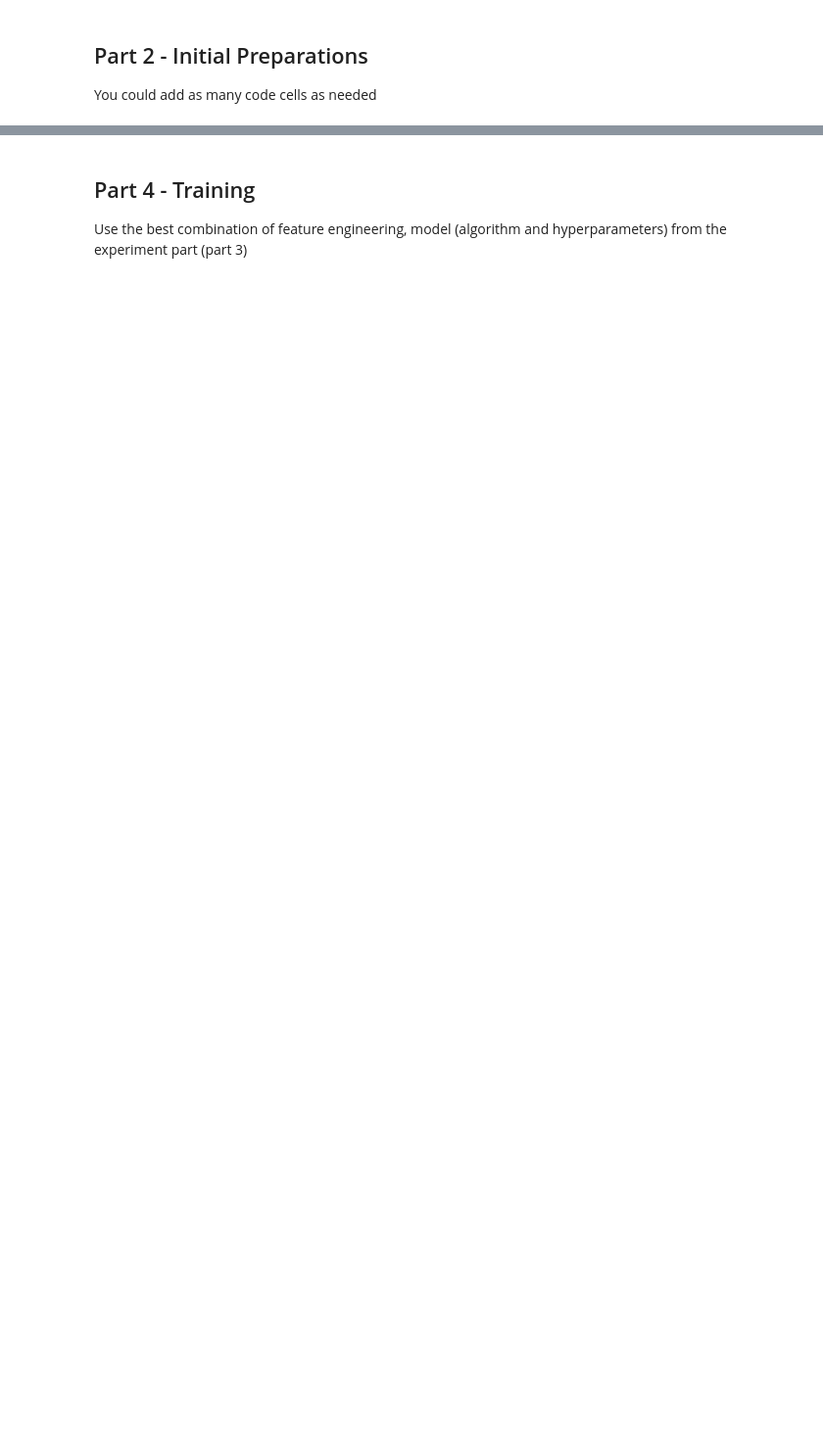
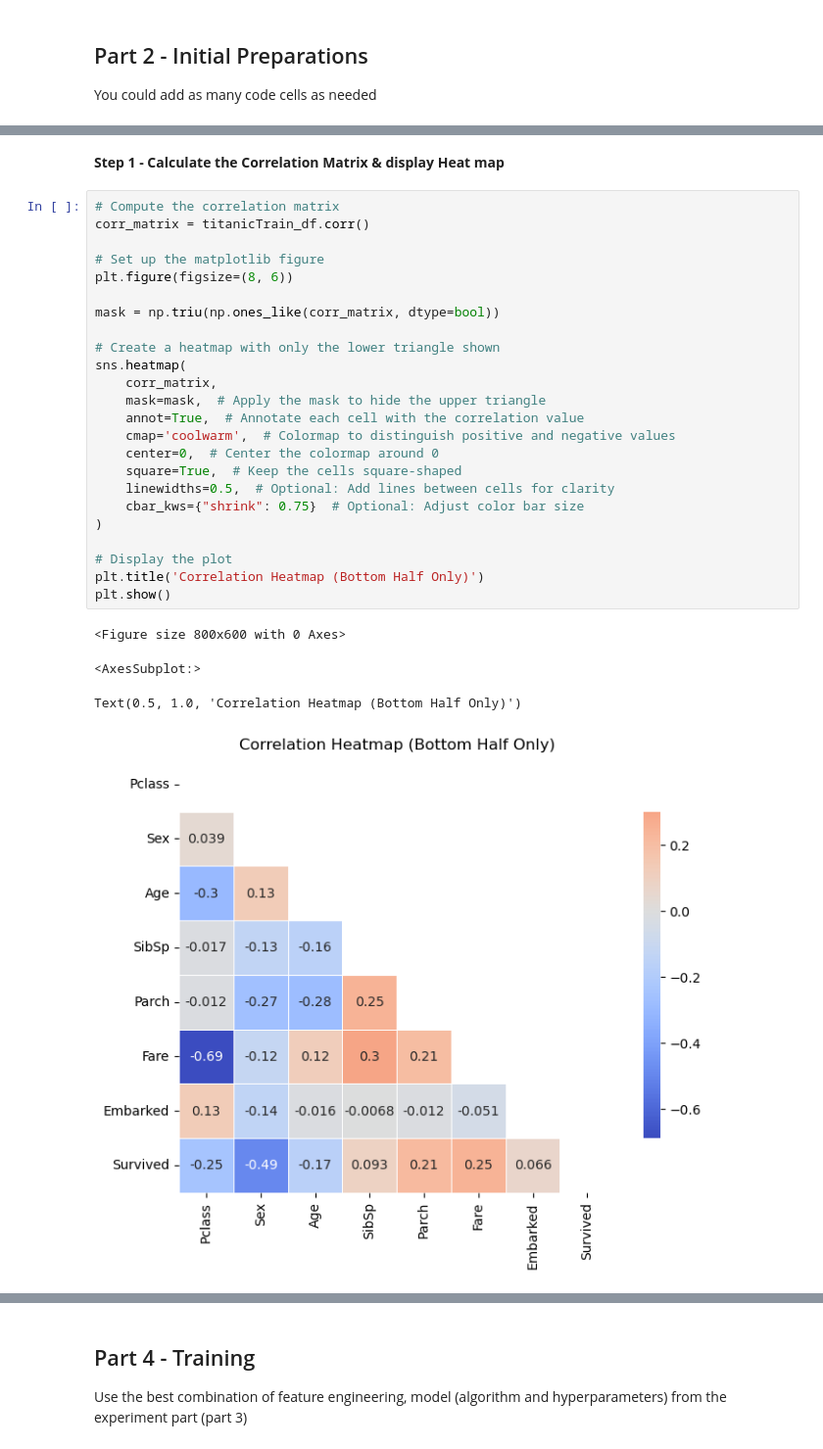
Before and after one commit to shaiDahari/Assignment2_supervised_learning_flow, a Jupyter notebook: Assignment2_supervised_learning_flow.ipynb, the cells around one changed output, grey strips where cells are left out. Shown at 98% size. Saved outputs shown, nothing was run; the diff lists cells and outputs as text; blank space fills up the shorter version.

```diff
--- a/Assignment2_supervised_learning_flow.ipynb
+++ b/Assignment2_supervised_learning_flow.ipynb
@@ -15,0 +321,31 @@ You could add as many code cells as needed
+# %% [markdown]
+**Step 1 - Calculate the Correlation Matrix & display Heat map**
+# %%
+# Compute the correlation matrix
+corr_matrix = titanicTrain_df.corr()
+
+# Set up the matplotlib figure
+plt.figure(figsize=(8, 6))
+
+mask = np.triu(np.ones_like(corr_matrix, dtype=bool))
+
+# Create a heatmap with only the lower triangle shown
+sns.heatmap(
+    corr_matrix,
+    mask=mask,  # Apply the mask to hide the upper triangle
+    annot=True,  # Annotate each cell with the correlation value
+    cmap='coolwarm',  # Colormap to distinguish positive and negative values
+    center=0,  # Center the colormap around 0
+    square=True,  # Keep the cells square-shaped
+    linewidths=0.5,  # Optional: Add lines between cells for clarity
+    cbar_kws={"shrink": 0.75}  # Optional: Adjust color bar size
+)
+
+# Display the plot
+plt.title('Correlation Heatmap (Bottom Half Only)')
+plt.show()
+# %% [output]
+<Figure size 800x600 with 0 Axes>
+<AxesSubplot:>
+Text(0.5, 1.0, 'Correlation Heatmap (Bottom Half Only)')
+[figure, added]
```
Also changed, not shown: parts of 57 cells of this notebook.
